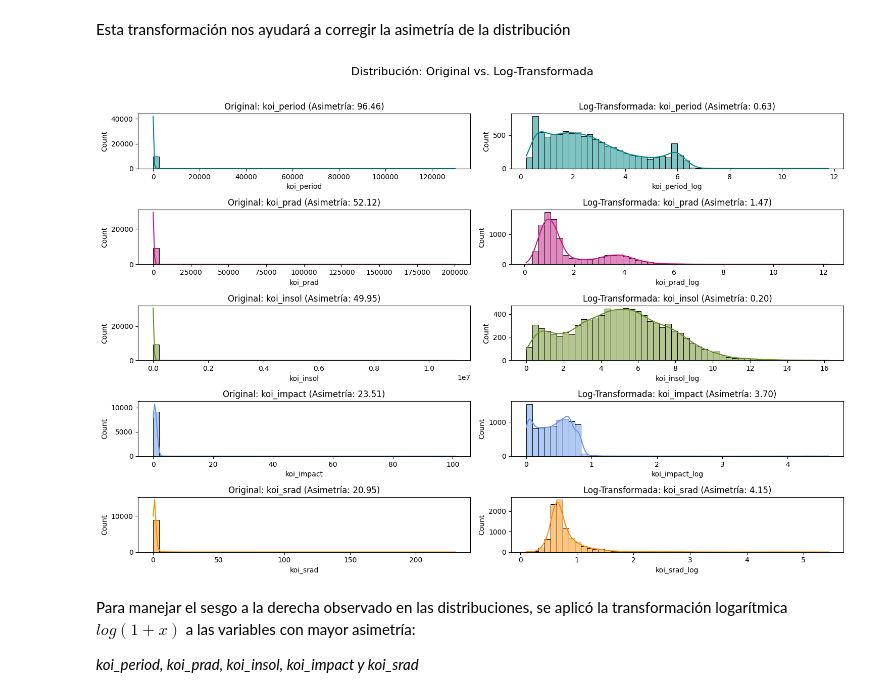
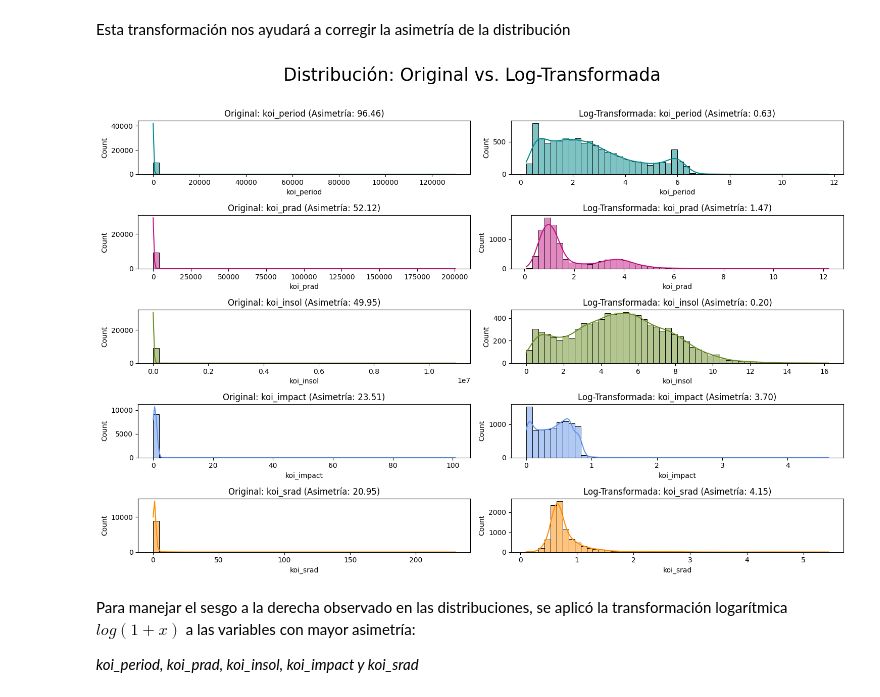
Before and after one commit to lvalencia232/KeplerExoplanet, a Jupyter notebook: kepler_exoplanet.ipynb, the cells around one changed output. Cells and saved outputs as stored; diff of their text form; code cells hidden in the pictures.

```diff
--- a/kepler_exoplanet.ipynb
+++ b/kepler_exoplanet.ipynb
@@ -1561,28 +1572,28 @@ df_log = df_copy2.copy()
 
 for col in top_asimetrias:
     # Usamos log(1+x) para manejar valores cercanos a cero
-    df_log[f'{col}_log'] = np.log1p(df_log[col])
+    df_log[col] = np.log1p(df_log[col])
 # %%
 colores_fila = ['darkcyan', 'mediumvioletred', 'olivedrab', 'cornflowerblue', 'darkorange']
 
 # Visualizar la distribución antes y despues de la transformación
 fig, axes = plt.subplots(len(top_asimetrias), 2, figsize=(15, 10))
-plt.suptitle('Distribución: Original vs. Log-Transformada', y=1.02, fontsize=16)
+plt.suptitle('Distribución: Original vs. Log-Transformada', y=1.02, fontsize=25)
 
 for i, col in enumerate(top_asimetrias):
     color_base = colores_fila[i % len(colores_fila)]
     # Columna original
     sns.histplot(df_copy2[col].dropna(), bins=50, kde=True, ax=axes[i, 0], color=color_base)
     axes[i, 0].set_title(f'Original: {col} (Asimetría: {df_copy2[col].skew():.2f})')
 
     # Columna Log-Transformada
-    sns.histplot(df_log[f'{col}_log'].dropna(), bins=50, kde=True, ax=axes[i, 1], color=color_base)
-    axes[i, 1].set_title(f'Log-Transformada: {col} (Asimetría: {df_log[f"{col}_log"].skew():.2f})')
+    sns.histplot(df_log[col].dropna(), bins=50, kde=True, ax=axes[i, 1], color=color_base)
+    axes[i, 1].set_title(f'Log-Transformada: {col} (Asimetría: {df_log[col].skew():.2f})')
 
 plt.tight_layout()
 plt.show()
 # %% [output]
-[figure, old version]
+[figure, new version]
 # %% [markdown]
 Para manejar el sesgo a la derecha observado en las distribuciones, se aplicó la transformación logarítmica $log(1+x)$ a las variables con mayor asimetría:
 
```
Also changed, not shown: parts of 8 cells of this notebook.
